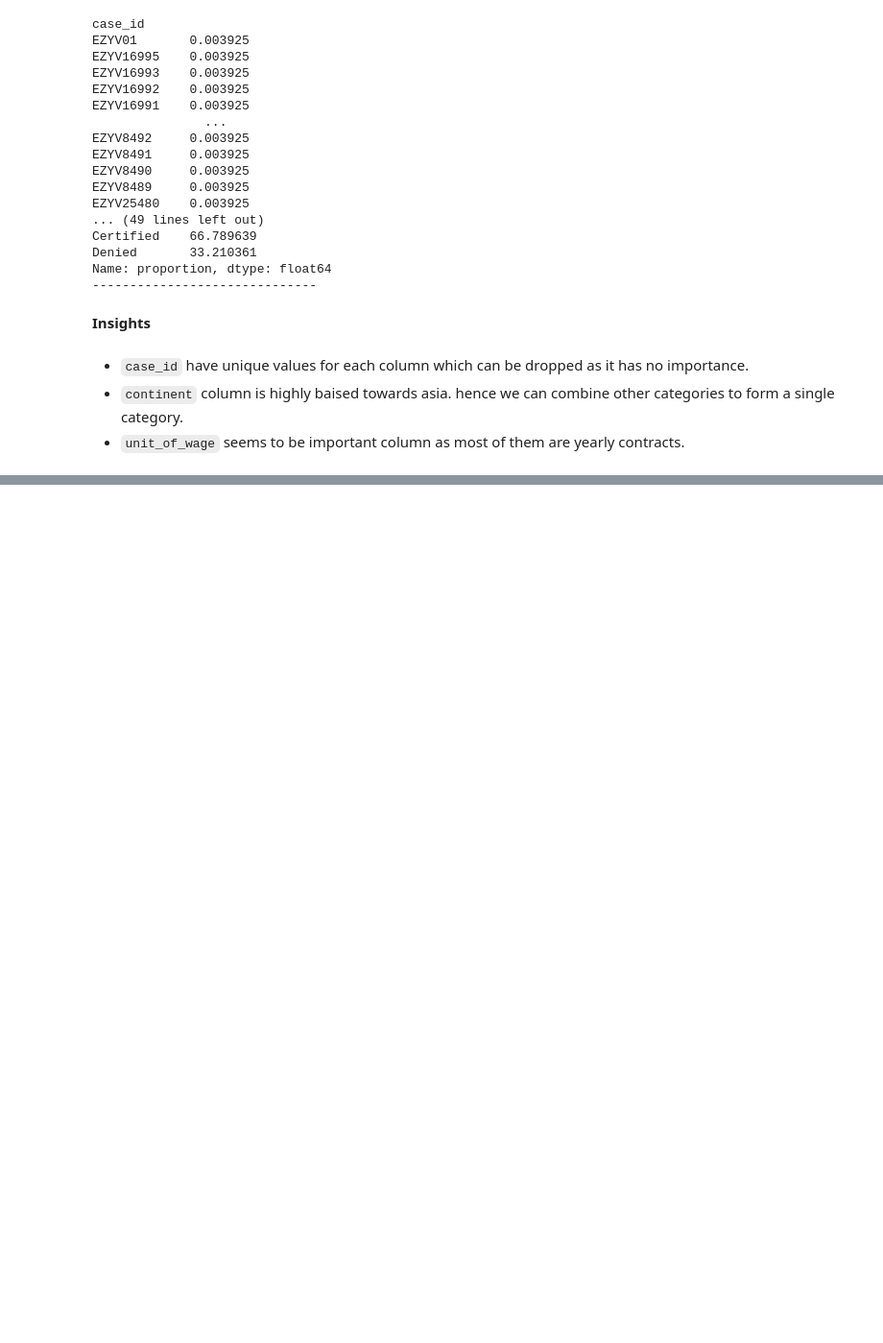
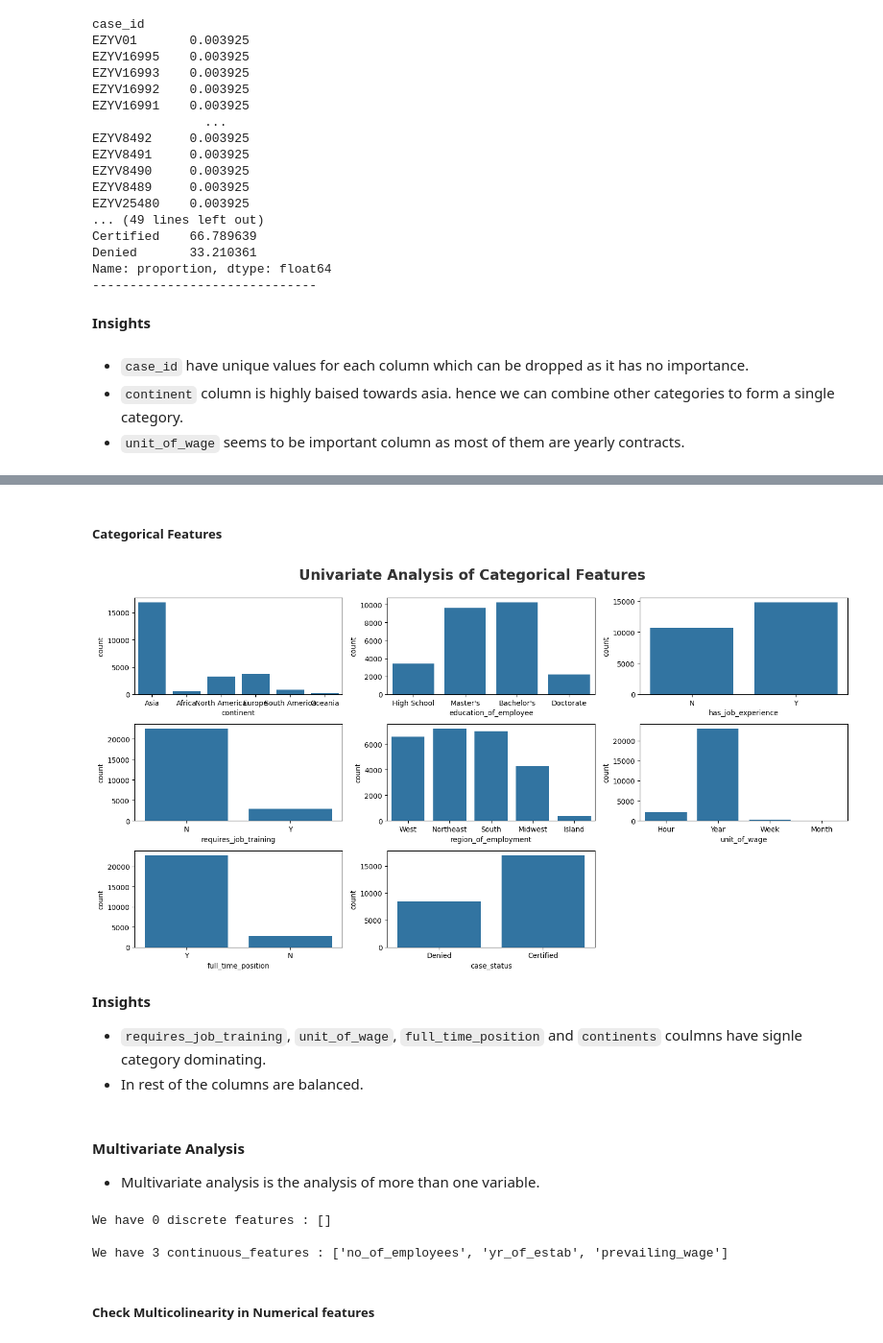
Before and after one commit to prasad535/visa-prediction, a Jupyter notebook: notebook/EDA.ipynb, the cells around one changed output, grey strips where cells are left out. Shown at 96% size. Saved outputs shown, nothing was run; the diff lists cells and outputs as text; code cells hidden in the pictures; blank space fills up the shorter version.

```diff
--- a/notebook/EDA.ipynb
+++ b/notebook/EDA.ipynb
@@ -149,0 +177,41 @@ Name: proportion, dtype: float64
+# %% [markdown]
+##### Categorical Features
+# %%
+
+# categorical columns
+categorical_features.remove('case_id')
+plt.figure(figsize=(15, 8))
+plt.suptitle('Univariate Analysis of Categorical Features', fontsize=20, fontweight='bold', alpha=0.8, y=1.)
+
+for i in range(0, len(categorical_features)):
+    plt.subplot(3, 3, i+1)
+    sns.countplot(x=df[categorical_features[i]])
+    plt.xlabel(categorical_features[i])
+    plt.tight_layout()
+
+# save plot
+# plt.savefig('./images/Univariate_Cat.png')
+# %% [output]
+[figure, added]
+# %% [markdown]
+**Insights**
+
+- `requires_job_training`, `unit_of_wage`, `full_time_position` and `continents` coulmns have signle category dominating.
+- In rest of the columns are balanced.
+# %% [markdown]
+#### Multivariate Analysis
+
+- Multivariate analysis is the analysis of more than one variable.
+# %%
+discrete_features=[feature for feature in numeric_features if len(df[feature].unique())<=25]
+
+continuous_features=[feature for feature in numeric_features if len(df[feature].unique()) > 25]
+
+print('We have {} discrete features : {}'.format(len(discrete_features), discrete_features))
+print('\nWe have {} continuous_features : {}'.format(len(continuous_features), continuous_features))
+# %% [output]
+We have 0 discrete features : []
+
+We have 3 continuous_features : ['no_of_employees', 'yr_of_estab', 'prevailing_wage']
+# %% [markdown]
+##### Check Multicolinearity in Numerical features
```
Also changed, not shown: parts of 27 cells of this notebook, 16 other files.
